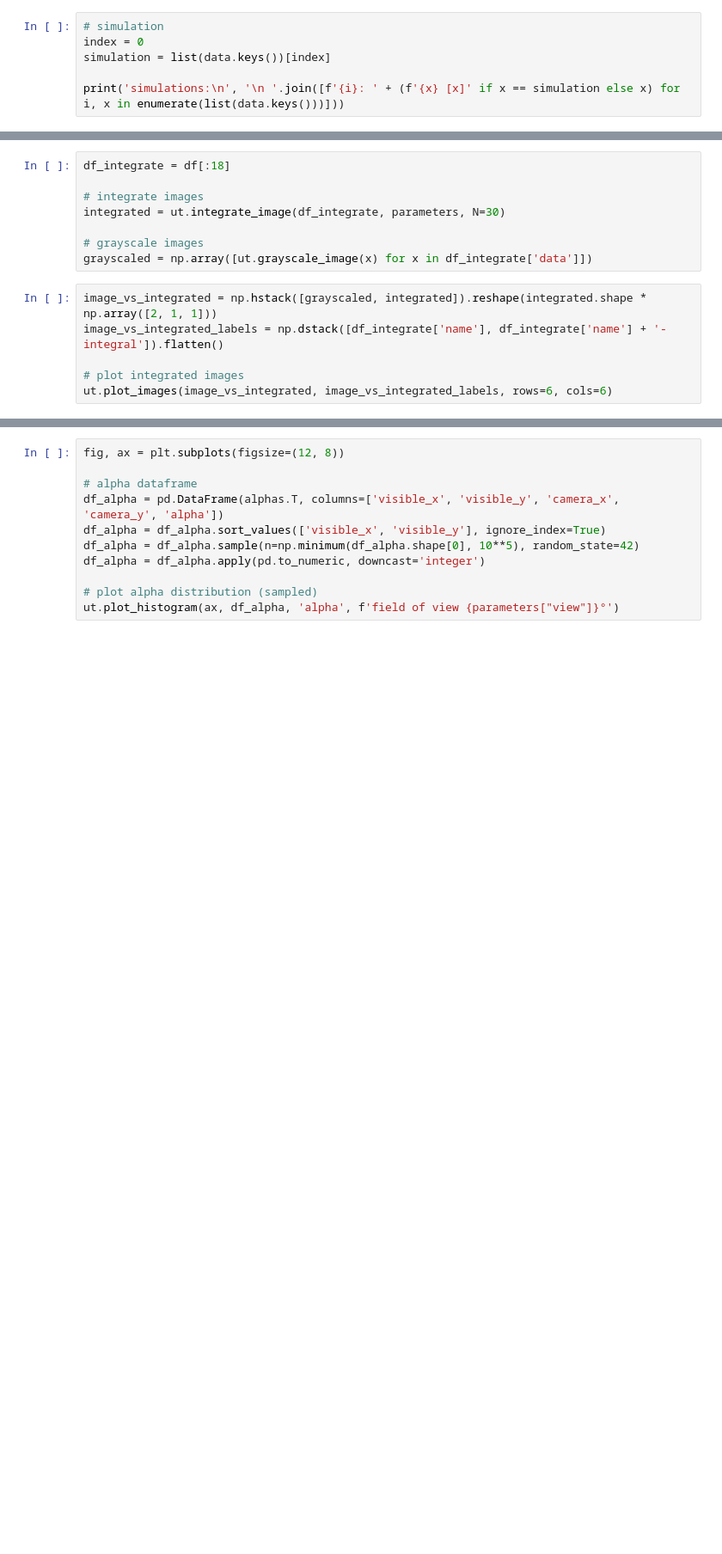
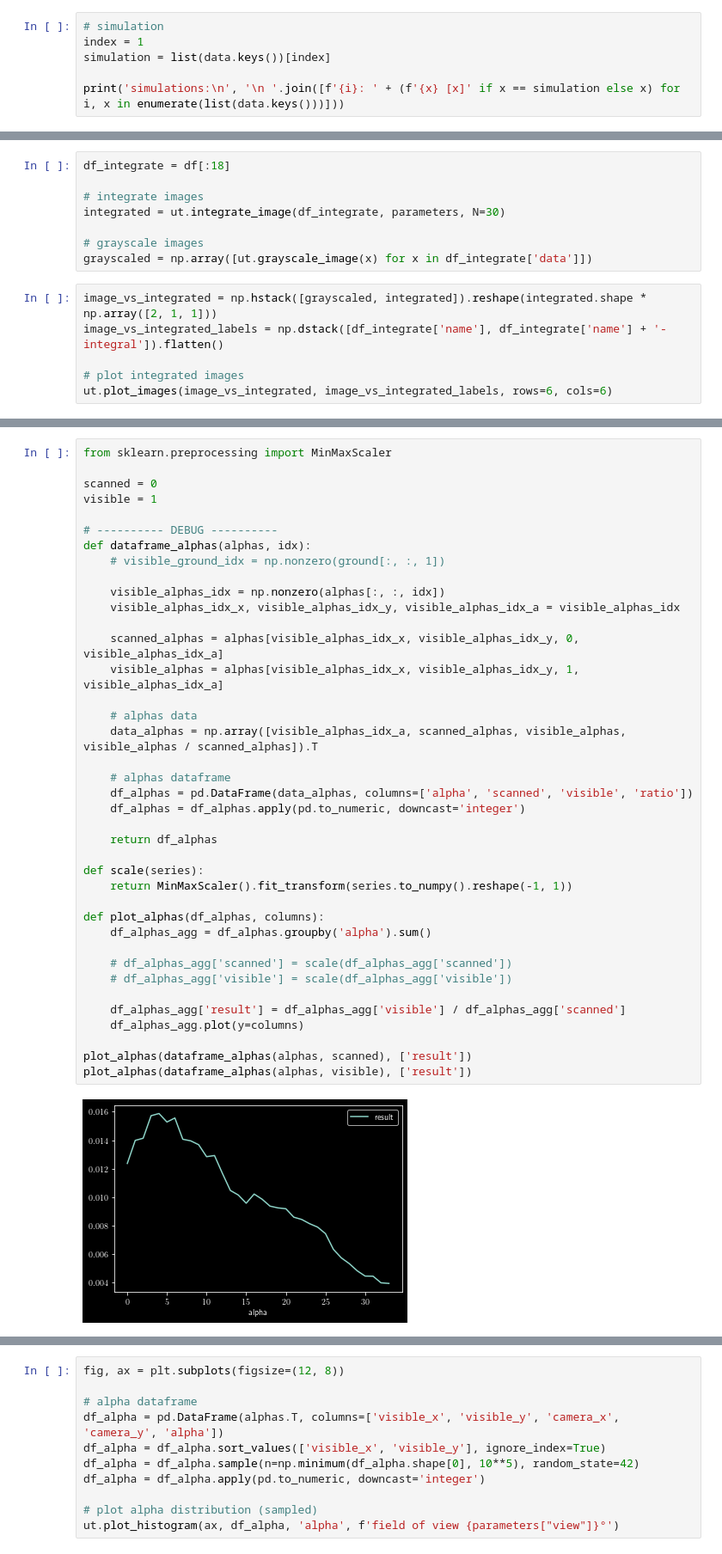
Before and after one commit to tensorware/aos-evaluation, a Jupyter notebook: process.ipynb, the cells around one changed output, grey strips where cells are left out. Shown at 86% size. Saved outputs shown, nothing was run; the diff lists cells and outputs as text; blank space fills up the shorter version.

```diff
--- a/process.ipynb
+++ b/process.ipynb
@@ -28,6 +31,6 @@ data = ut.load_data(os.path.join('data', 'v6', 'forest-00', '*.zip'))
 # %%
 # simulation
-index = 0
+index = 1
 simulation = list(data.keys())[index]
 
 print('simulations:\n', '\n '.join([f'{i}: ' + (f'{x} [x]' if x == simulation else x) for i, x in enumerate(list(data.keys()))]))
@@ -72,2 +98,43 @@ ut.plot_images(image_vs_integrated, image_vs_integrated_labels, rows=6, cols=6)
 # integrate ground
 ground, alphas = ut.integrate_ground(df, parameters)
+# %%
+from sklearn.preprocessing import MinMaxScaler
+
+scanned = 0
+visible = 1
+
+# ---------- DEBUG ----------
+def dataframe_alphas(alphas, idx):
+    # visible_ground_idx = np.nonzero(ground[:, :, 1])
+
+    visible_alphas_idx = np.nonzero(alphas[:, :, idx])
+    visible_alphas_idx_x, visible_alphas_idx_y, visible_alphas_idx_a = visible_alphas_idx
+
+    scanned_alphas = alphas[visible_alphas_idx_x, visible_alphas_idx_y, 0, visible_alphas_idx_a]
+    visible_alphas = alphas[visible_alphas_idx_x, visible_alphas_idx_y, 1, visible_alphas_idx_a]
+
+    # alphas data
+    data_alphas = np.array([visible_alphas_idx_a, scanned_alphas, visible_alphas, visible_alphas / scanned_alphas]).T
+
+    # alphas dataframe
+    df_alphas = pd.DataFrame(data_alphas, columns=['alpha', 'scanned', 'visible', 'ratio'])
+    df_alphas = df_alphas.apply(pd.to_numeric, downcast='integer')
+
+    return df_alphas
+
+def scale(series):
+    return MinMaxScaler().fit_transform(series.to_numpy().reshape(-1, 1))
+
+def plot_alphas(df_alphas, columns):
+    df_alphas_agg = df_alphas.groupby('alpha').sum()
+
+    # df_alphas_agg['scanned'] = scale(df_alphas_agg['scanned'])
+    # df_alphas_agg['visible'] = scale(df_alphas_agg['visible'])
+
+    df_alphas_agg['result'] = df_alphas_agg['visible'] / df_alphas_agg['scanned']
+    df_alphas_agg.plot(y=columns)
+
+plot_alphas(dataframe_alphas(alphas, scanned), ['result'])
+plot_alphas(dataframe_alphas(alphas, visible), ['result'])
+# %% [output]
+[figure, added]
```
Also changed, not shown: parts of 8 cells of this notebook, 1 other file.
